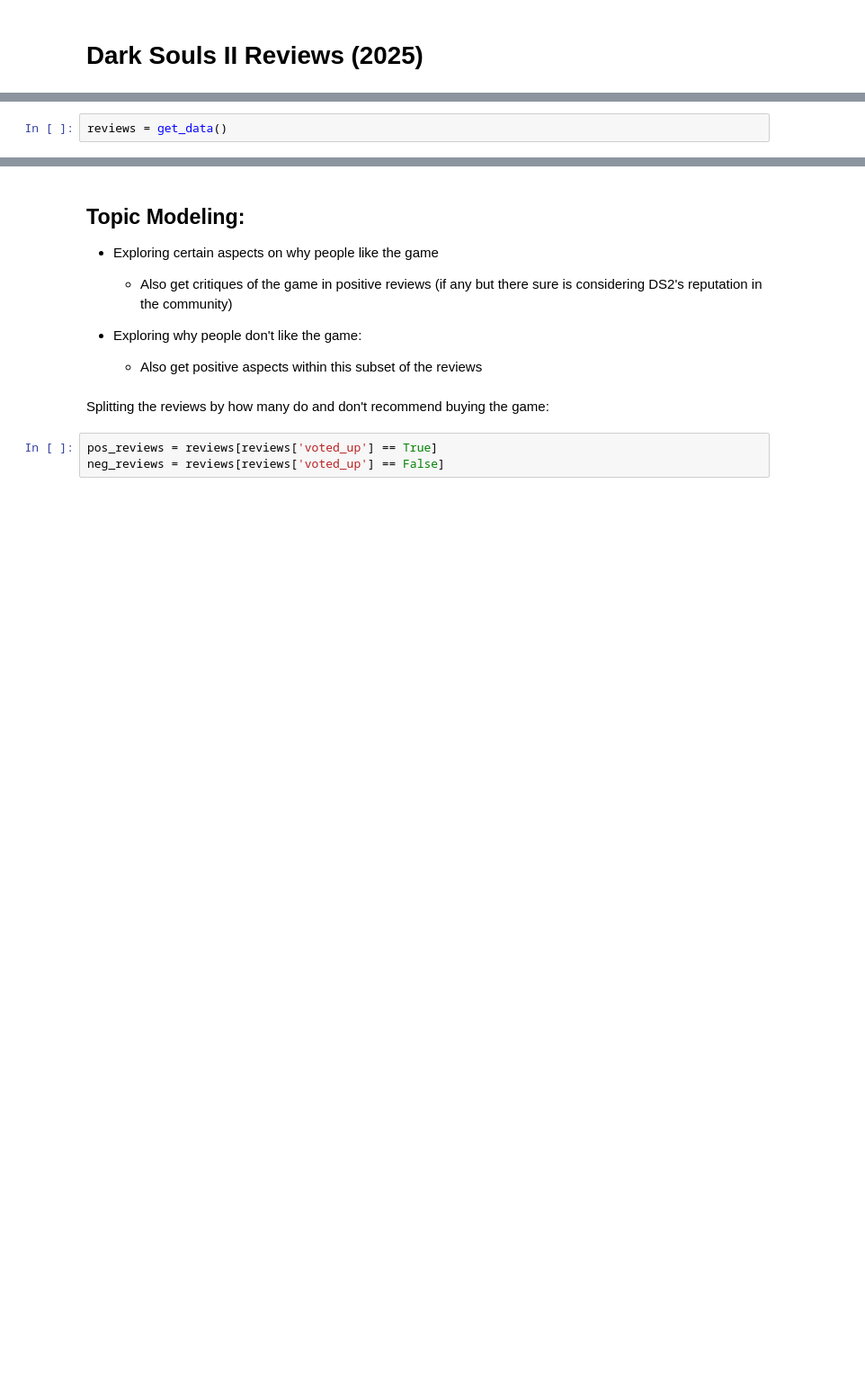
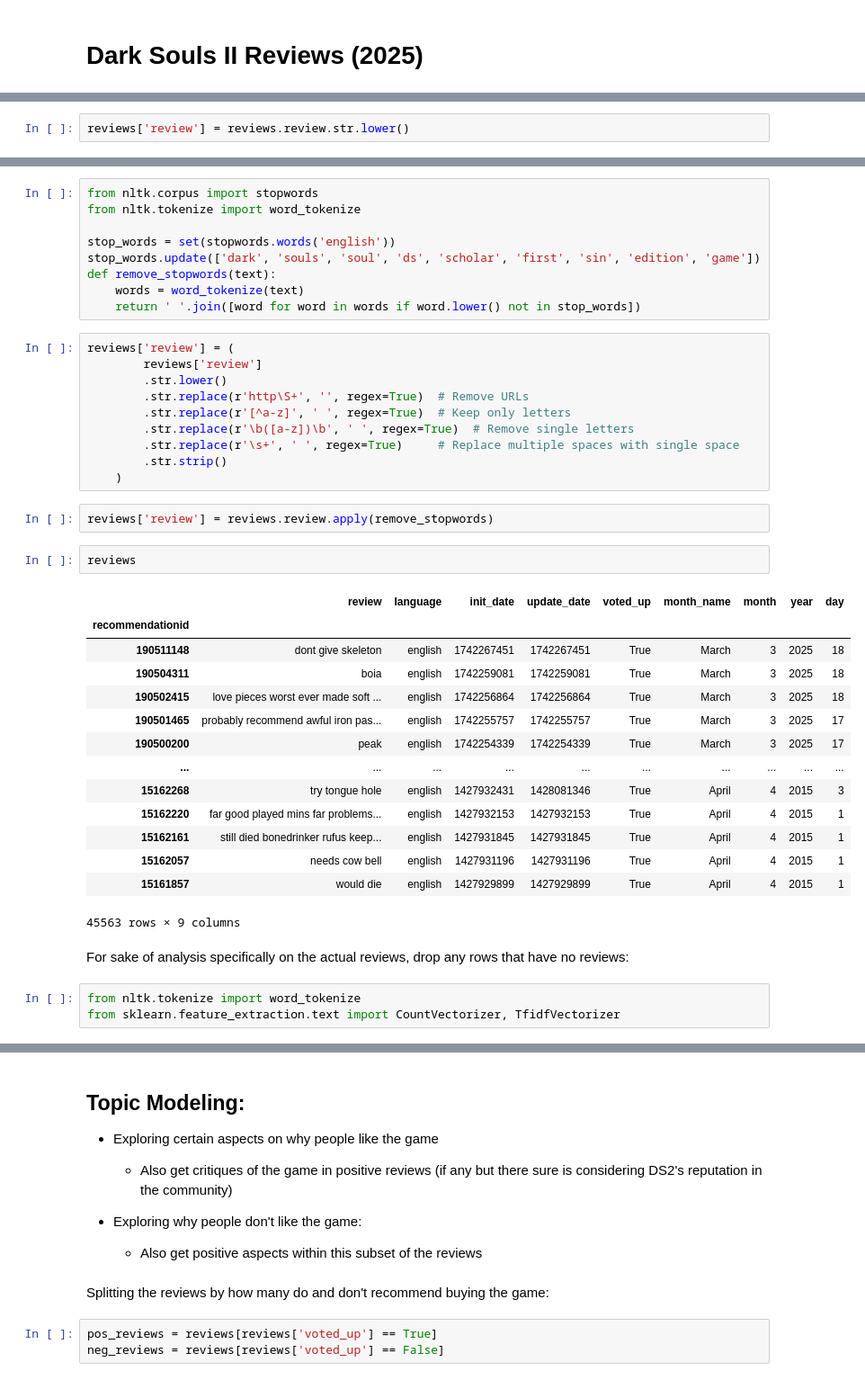
Before and after one commit to BrandonDioneda/Dark-Souls-2-Reviews, a Jupyter notebook: Top2Vec.ipynb, the cells around one changed output, grey strips where cells are left out. Shown at 90% size. Saved outputs shown, nothing was run; the diff lists cells and outputs as text; blank space fills up the shorter version.

```diff
--- a/Top2Vec.ipynb
+++ b/Top2Vec.ipynb
@@ -4,0 +34,2 @@ from get_data import *
+# %%
+reviews['review'] = reviews.review.str.lower()
@@ -5,2 +65,43 @@ from get_data import *
+# %%
+from nltk.corpus import stopwords
+from nltk.tokenize import word_tokenize
+
+stop_words = set(stopwords.words('english'))
+stop_words.update(['dark', 'souls', 'soul', 'ds', 'scholar', 'first', 'sin', 'edition', 'game'])
+def remove_stopwords(text):
+    words = word_tokenize(text)
+    return ' '.join([word for word in words if word.lower() not in stop_words])
+# %%
+reviews['review'] = (
+        reviews['review']
+        .str.lower()
+        .str.replace(r'http\S+', '', regex=True)  # Remove URLs
+        .str.replace(r'[^a-z]', ' ', regex=True)  # Keep only letters
+        .str.replace(r'\b([a-z])\b', ' ', regex=True)  # Remove single letters
+        .str.replace(r'\s+', ' ', regex=True)     # Replace multiple spaces with single space
+        .str.strip()
+    )
+# %%
+reviews['review'] = reviews.review.apply(remove_stopwords)
 # %%
-reviews = get_data()
+reviews
+# %% [output]
+|  | review | language | init_date | update_date | voted_up | month_name | month | year | day |
+| recommendationid |  |  |  |  |  |  |  |  |  |
+| 190511148 | dont give skeleton | english | 1742267451 | 1742267451 | True | March | 3 | 2025 | 18 |
+| 190504311 | boia | english | 1742259081 | 1742259081 | True | March | 3 | 2025 | 18 |
+| 190502415 | love pieces worst ever made soft ... | english | 1742256864 | 1742256864 | True | March | 3 | 2025 | 18 |
+| 190501465 | probably recommend awful iron pas... | english | 1742255757 | 1742255757 | True | March | 3 | 2025 | 17 |
+| 190500200 | peak | english | 1742254339 | 1742254339 | True | March | 3 | 2025 | 17 |
+| ... | ... | ... | ... | ... | ... | ... | ... | ... | ... |
+| 15162268 | try tongue hole | english | 1427932431 | 1428081346 | True | April | 4 | 2015 | 3 |
+| 15162220 | far good played mins far problems... | english | 1427932153 | 1427932153 | True | April | 4 | 2015 | 1 |
+| 15162161 | still died bonedrinker rufus keep... | english | 1427931845 | 1427931845 | True | April | 4 | 2015 | 1 |
+| 15162057 | needs cow bell | english | 1427931196 | 1427931196 | True | April | 4 | 2015 | 1 |
+| 15161857 | would die | english | 1427929899 | 1427929899 | True | April | 4 | 2015 | 1 |
+45563 rows × 9 columns
+# %% [markdown]
+For sake of analysis specifically on the actual reviews, drop any rows that have no reviews:
+# %%
+from nltk.tokenize import word_tokenize
+from sklearn.feature_extraction.text import CountVectorizer, TfidfVectorizer
```
Also changed, not shown: parts of 26 cells of this notebook, 4 other files.
